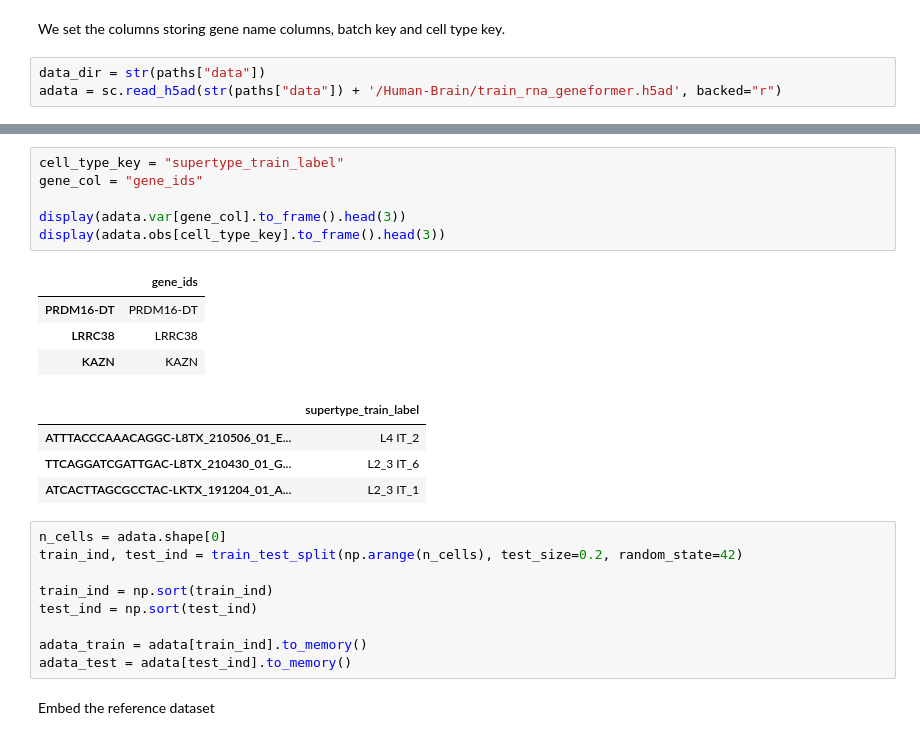
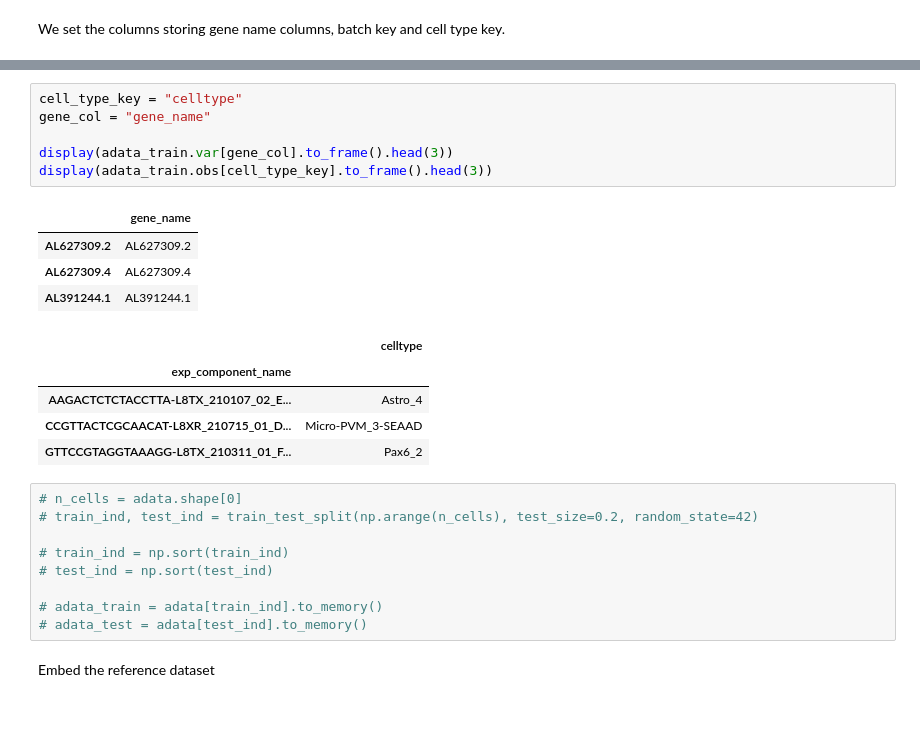
Before and after one commit to AllenInstitute/schelp, a Jupyter notebook: notebooks/02_adapted_0shot_refmap.ipynb, the cells around one changed output, grey strips where cells are left out. Drawn from its saved outputs; the diff is of its cells as text; blank space fills up the shorter version.

```diff
--- a/notebooks/02_adapted_0shot_refmap.ipynb
+++ b/notebooks/02_adapted_0shot_refmap.ipynb
@@ -51,6 +52,3 @@ subprocess.run(["tree", "-L", "1", paths["pretrained_models"]])
 CompletedProcess(args=['tree', '-L', '1', PosixPath('/allen/programs/celltypes/workgroups/mousecelltypes/Rohan/code/scgpt/pretrained_models')], returncode=0)
 # %% [markdown]
 We set the columns storing gene name columns, batch key and cell type key.
-# %%
-data_dir = str(paths["data"])
-adata = sc.read_h5ad(str(paths["data"]) + '/Human-Brain/train_rna_geneformer.h5ad', backed="r")
@@ -57,27 +102,28 @@ adata = sc.read_h5ad(str(paths["data"]) + '/Human-Brain/train_rna_geneformer.h5a
 # %%
-cell_type_key = "supertype_train_label"
-gene_col = "gene_ids"
+cell_type_key = "celltype"
+gene_col = "gene_name"
 
-display(adata.var[gene_col].to_frame().head(3))
-display(adata.obs[cell_type_key].to_frame().head(3))
+display(adata_train.var[gene_col].to_frame().head(3))
+display(adata_train.obs[cell_type_key].to_frame().head(3))
 # %% [output]
-|  | gene_ids |
-| PRDM16-DT | PRDM16-DT |
-| LRRC38 | LRRC38 |
-| KAZN | KAZN |
+|  | gene_name |
+| AL627309.2 | AL627309.2 |
+| AL627309.4 | AL627309.4 |
+| AL391244.1 | AL391244.1 |
-|  | supertype_train_label |
-| ATTTACCCAAACAGGC-L8TX_210506_01_E... | L4 IT_2 |
-| TTCAGGATCGATTGAC-L8TX_210430_01_G... | L2_3 IT_6 |
-| ATCACTTAGCGCCTAC-LKTX_191204_01_A... | L2_3 IT_1 |
+|  | celltype |
+| exp_component_name |  |
+| AAGACTCTCTACCTTA-L8TX_210107_02_E... | Astro_4 |
+| CCGTTACTCGCAACAT-L8XR_210715_01_D... | Micro-PVM_3-SEAAD |
+| GTTCCGTAGGTAAAGG-L8TX_210311_01_F... | Pax6_2 |
 # %%
-n_cells = adata.shape[0]
-train_ind, test_ind = train_test_split(np.arange(n_cells), test_size=0.2, random_state=42)
+# n_cells = adata.shape[0]
+# train_ind, test_ind = train_test_split(np.arange(n_cells), test_size=0.2, random_state=42)
 
-train_ind = np.sort(train_ind)
-test_ind = np.sort(test_ind)
+# train_ind = np.sort(train_ind)
+# test_ind = np.sort(test_ind)
 
-adata_train = adata[train_ind].to_memory()
-adata_test = adata[test_ind].to_memory()
+# adata_train = adata[train_ind].to_memory()
+# adata_test = adata[test_ind].to_memory()
 # %% [markdown]
 Embed the reference dataset
 # %%
```
Also changed, not shown: parts of 9 cells of this notebook.
